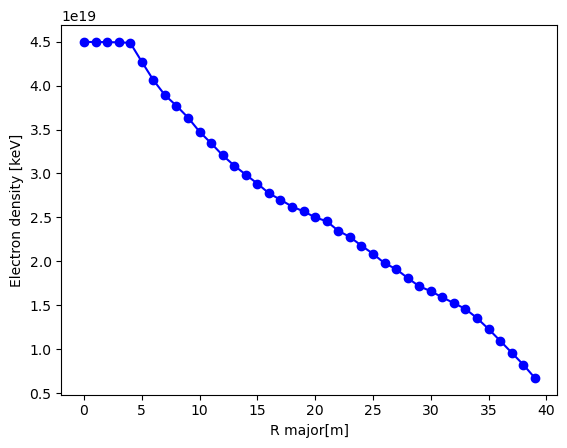
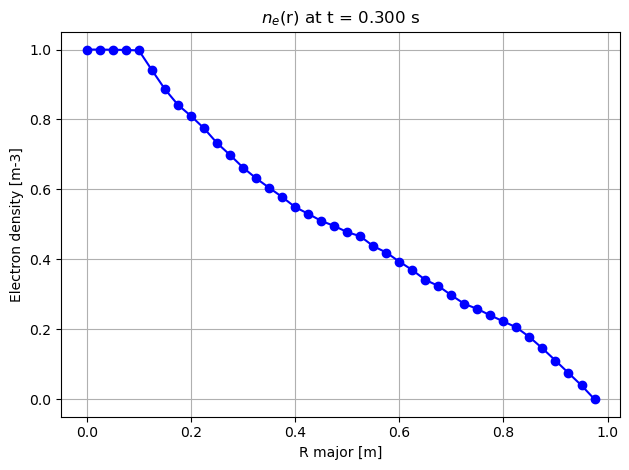
The notebook cell's code change between the first figure and the second:
--- before
+++ after
@@ -1,4 +1,4 @@
 plt.figure()
-plt.plot(ne, marker='o', linestyle='-', color='blue')
+plt.plot(rho, nhat, marker='o', linestyle='-', color='blue')
 plt.xlabel(r"R major [m]")
 plt.ylabel(f"Electron density [{ne_unit}]")

Commit: changes on normalization